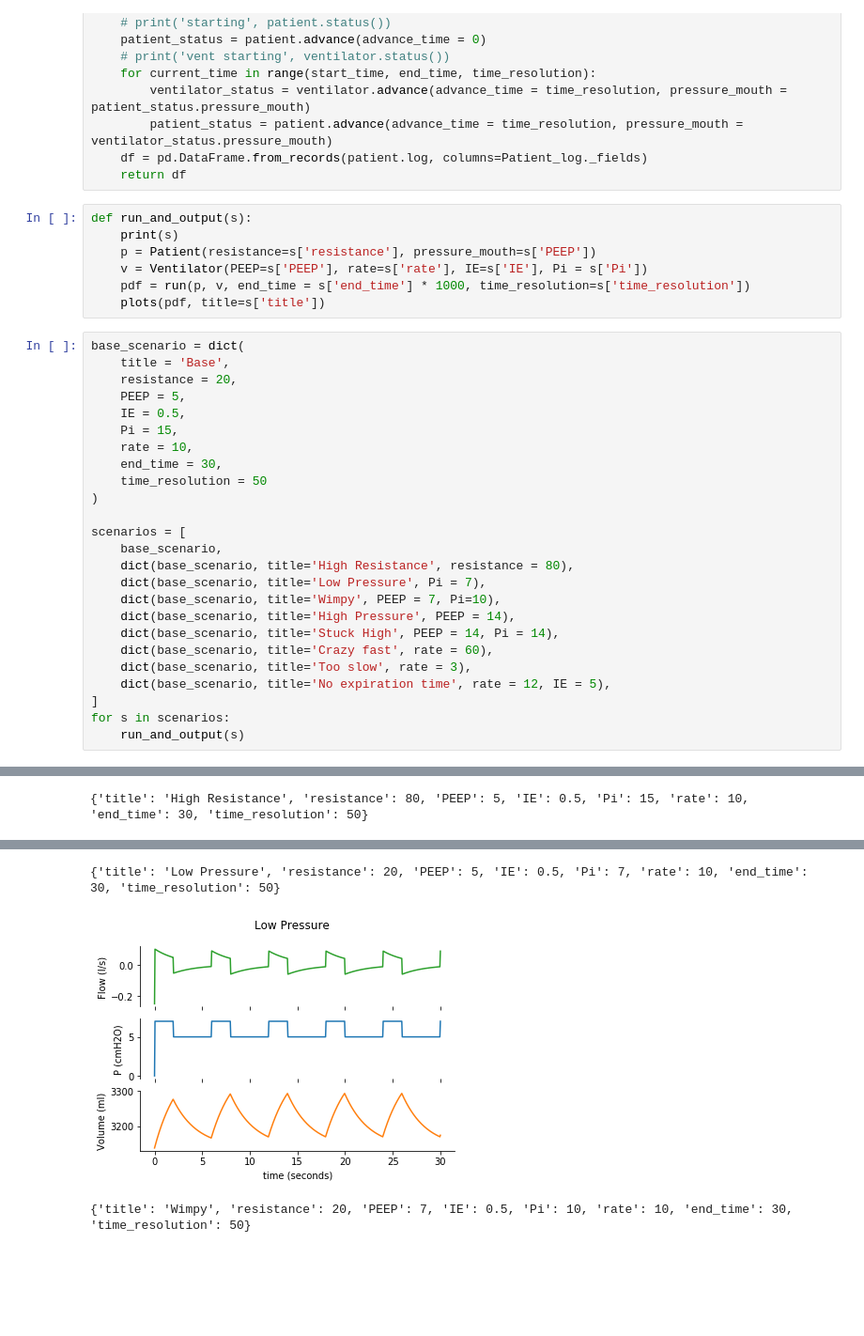
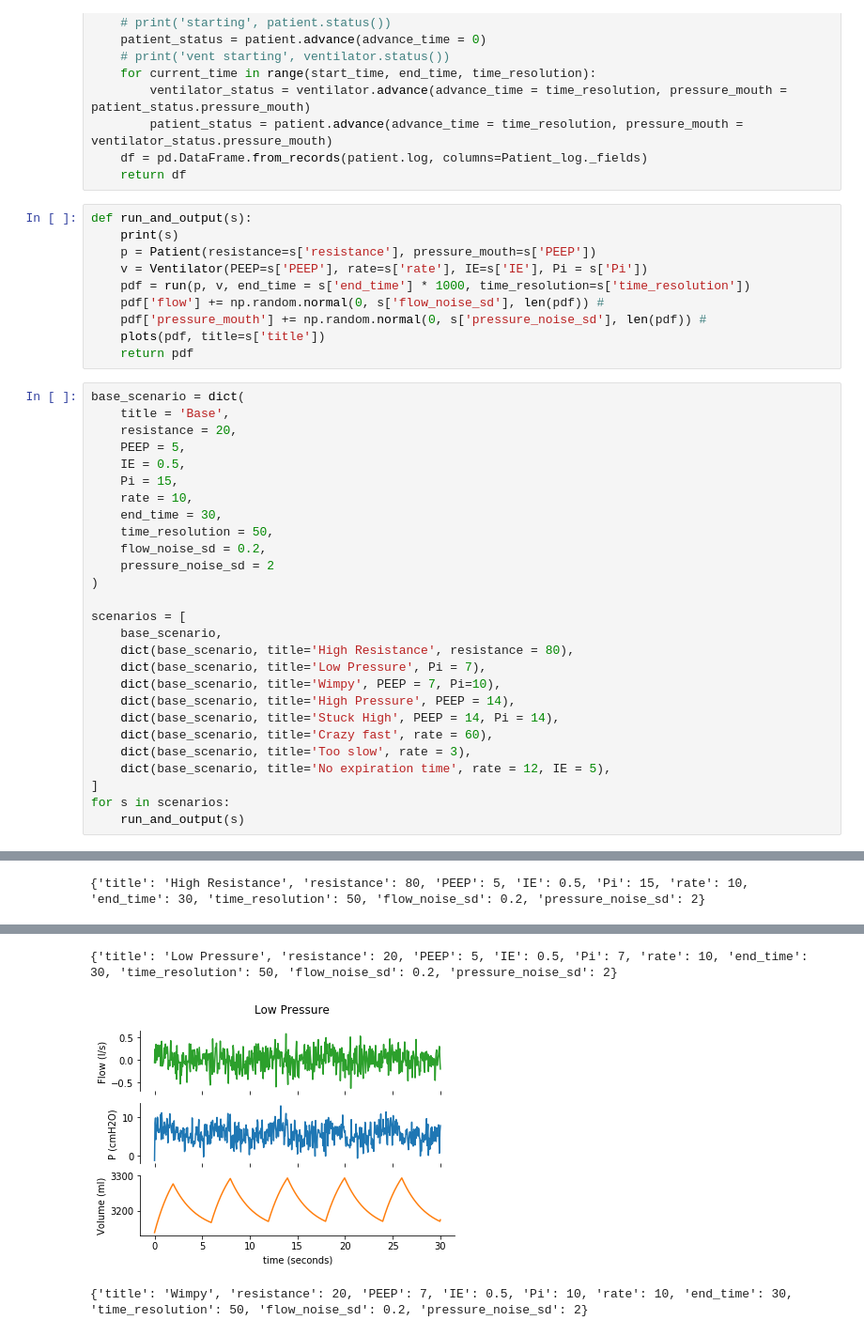
Before and after one commit to ErichBSchulz/lung, a Jupyter notebook: lung.ipynb, the cells around one changed output, grey strips where cells are left out. Shown at 94% size. Saved outputs shown, nothing was run; the diff lists cells and outputs as text; blank space fills up the shorter version.

Commit message:
lett there be noise!!!

```diff
--- a/lung.ipynb
+++ b/lung.ipynb
@@ -128,7 +128,10 @@ def run_and_output(s):
     p = Patient(resistance=s['resistance'], pressure_mouth=s['PEEP'])
     v = Ventilator(PEEP=s['PEEP'], rate=s['rate'], IE=s['IE'], Pi = s['Pi'])
     pdf = run(p, v, end_time = s['end_time'] * 1000, time_resolution=s['time_resolution'])
+    pdf['flow'] += np.random.normal(0, s['flow_noise_sd'], len(pdf)) #
+    pdf['pressure_mouth'] += np.random.normal(0, s['pressure_noise_sd'], len(pdf)) #
     plots(pdf, title=s['title'])
+    return pdf
 # %%
 base_scenario = dict(
     title = 'Base',
@@ -138,7 +141,9 @@ base_scenario = dict(
     Pi = 15,
     rate = 10,
     end_time = 30,
-    time_resolution = 50
+    time_resolution = 50,
+    flow_noise_sd = 0.2,
+    pressure_noise_sd = 2
 )
 
 scenarios = [
@@ -160 +165 @@ for s in scenarios:
-{'title': 'High Resistance', 'resistance': 80, 'PEEP': 5, 'IE': 0.5, 'Pi': 15, 'rate': 10, 'end_time': 30, 'time_resolution': 50}
+{'title': 'High Resistance', 'resistance': 80, 'PEEP': 5, 'IE': 0.5, 'Pi': 15, 'rate': 10, 'end_time': 30, 'time_resolution': 50, 'flow_noise_sd': 0.2, 'pressure_noise_sd': 2}
@@ -162,3 +167,3 @@ for s in scenarios:
-{'title': 'Low Pressure', 'resistance': 20, 'PEEP': 5, 'IE': 0.5, 'Pi': 7, 'rate': 10, 'end_time': 30, 'time_resolution': 50}
+{'title': 'Low Pressure', 'resistance': 20, 'PEEP': 5, 'IE': 0.5, 'Pi': 7, 'rate': 10, 'end_time': 30, 'time_resolution': 50, 'flow_noise_sd': 0.2, 'pressure_noise_sd': 2}
-[figure, old version]
+[figure, new version]
-{'title': 'Wimpy', 'resistance': 20, 'PEEP': 7, 'IE': 0.5, 'Pi': 10, 'rate': 10, 'end_time': 30, 'time_resolution': 50}
+{'title': 'Wimpy', 'resistance': 20, 'PEEP': 7, 'IE': 0.5, 'Pi': 10, 'rate': 10, 'end_time': 30, 'time_resolution': 50, 'flow_noise_sd': 0.2, 'pressure_noise_sd': 2}
```
Also changed, not shown: parts of 1 cell of this notebook.
